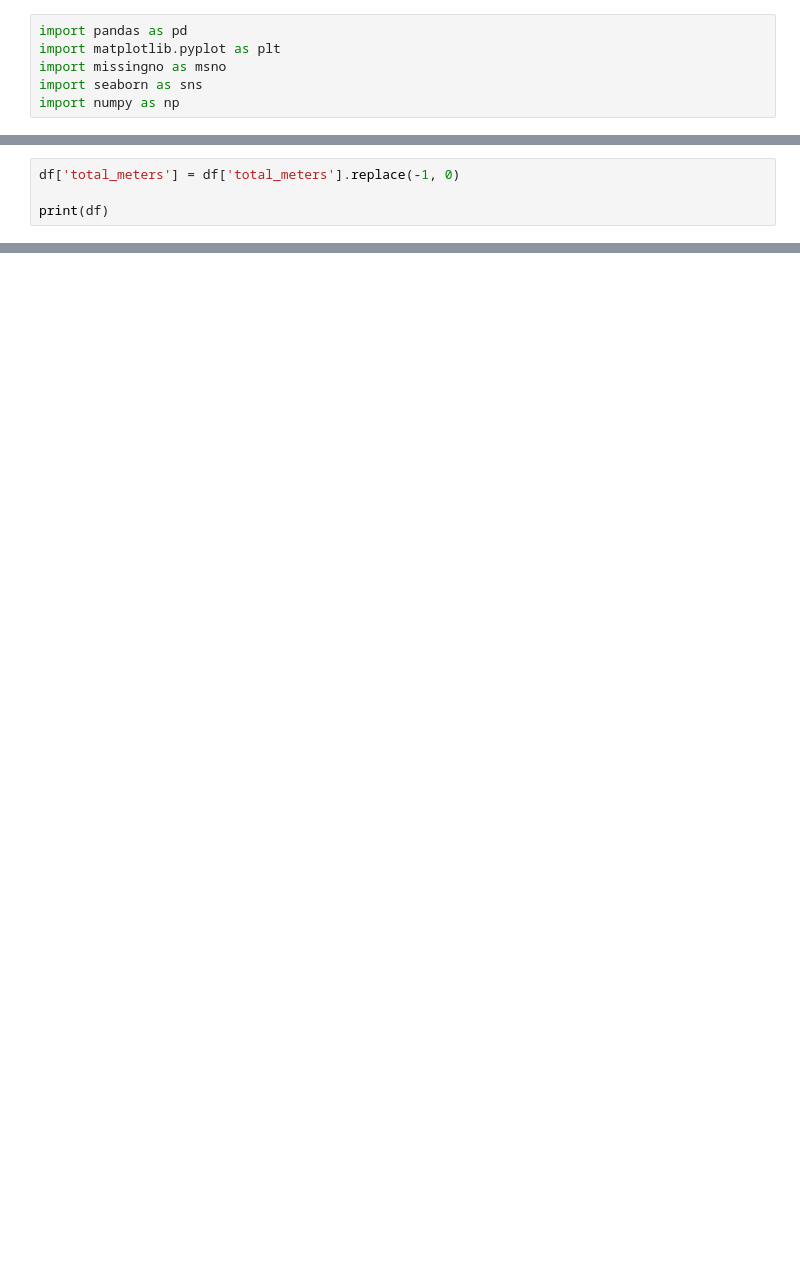
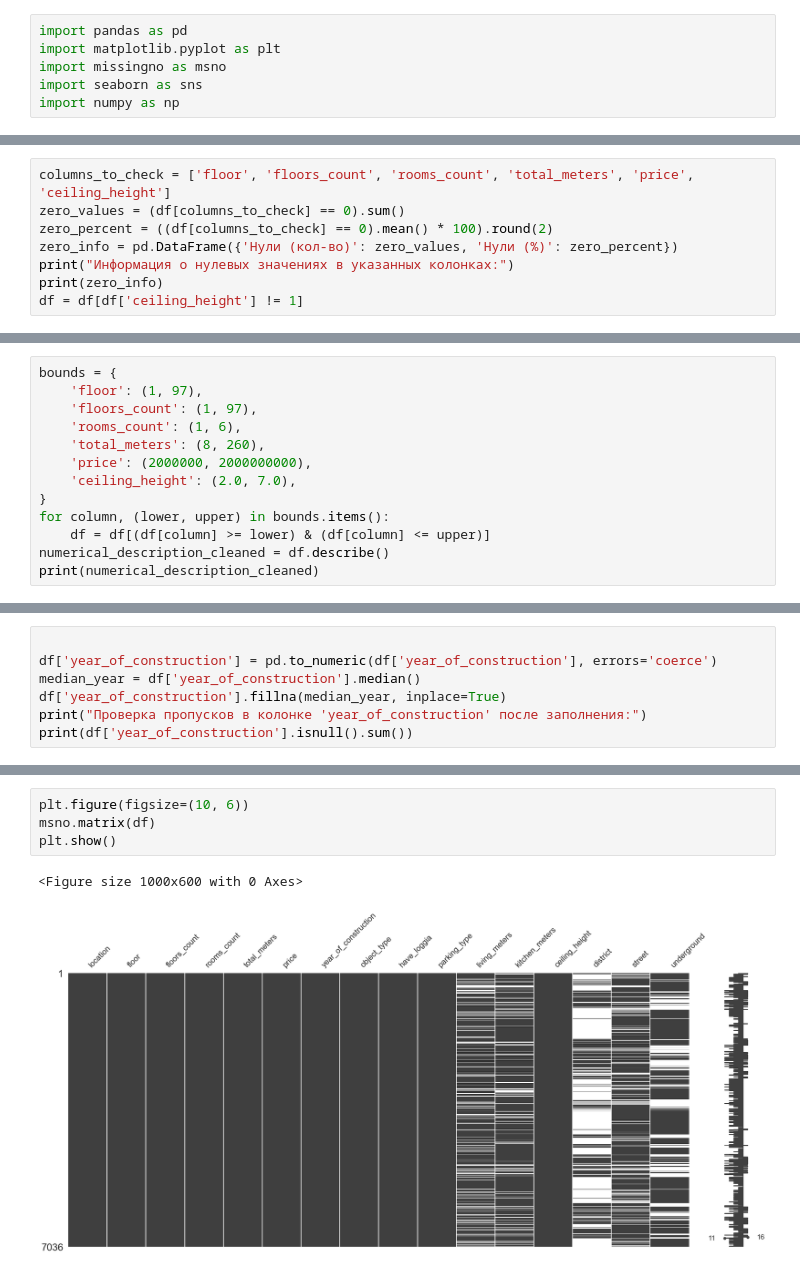
Before and after one commit to Sr123Saha/Data_analysis, a Jupyter notebook: main/main.ipynb, the cells around one changed output, grey strips where cells are left out. Drawn from its saved outputs; the diff is of its cells as text; blank space fills up the shorter version.

```diff
--- a/main/main.ipynb
+++ b/main/main.ipynb
@@ -156,4 +139,0 @@ array([ 5, -1,  1,  3,  2,  4])
-# %%
-df['total_meters'] = df['total_meters'].replace(-1, 0)
-
-print(df)
@@ -177,0 +230,8 @@ print(df)
+# %%
+columns_to_check = ['floor', 'floors_count', 'rooms_count', 'total_meters', 'price', 'ceiling_height']
+zero_values = (df[columns_to_check] == 0).sum()
+zero_percent = ((df[columns_to_check] == 0).mean() * 100).round(2)
+zero_info = pd.DataFrame({'Нули (кол-во)': zero_values, 'Нули (%)': zero_percent})
+print("Информация о нулевых значениях в указанных колонках:")
+print(zero_info)
+df = df[df['ceiling_height'] != 1]
@@ -177,0 +247,13 @@ print(df)
+# %%
+bounds = {
+    'floor': (1, 97),
+    'floors_count': (1, 97),
+    'rooms_count': (1, 6),
+    'total_meters': (8, 260),
+    'price': (2000000, 2000000000),
+    'ceiling_height': (2.0, 7.0),
+}
+for column, (lower, upper) in bounds.items():
+    df = df[(df[column] >= lower) & (df[column] <= upper)]
+numerical_description_cleaned = df.describe()
+print(numerical_description_cleaned)
@@ -177,0 +294,7 @@ print(df)
+# %%
+
+df['year_of_construction'] = pd.to_numeric(df['year_of_construction'], errors='coerce')
+median_year = df['year_of_construction'].median()
+df['year_of_construction'].fillna(median_year, inplace=True)
+print("Проверка пропусков в колонке 'year_of_construction' после заполнения:")
+print(df['year_of_construction'].isnull().sum())
@@ -177,0 +310,7 @@ print(df)
+# %%
+plt.figure(figsize=(10, 6))
+msno.matrix(df)
+plt.show()
+# %% [output]
+<Figure size 1000x600 with 0 Axes>
+[figure, added]
```
Also changed, not shown: parts of 40 cells of this notebook, 1 other file.
